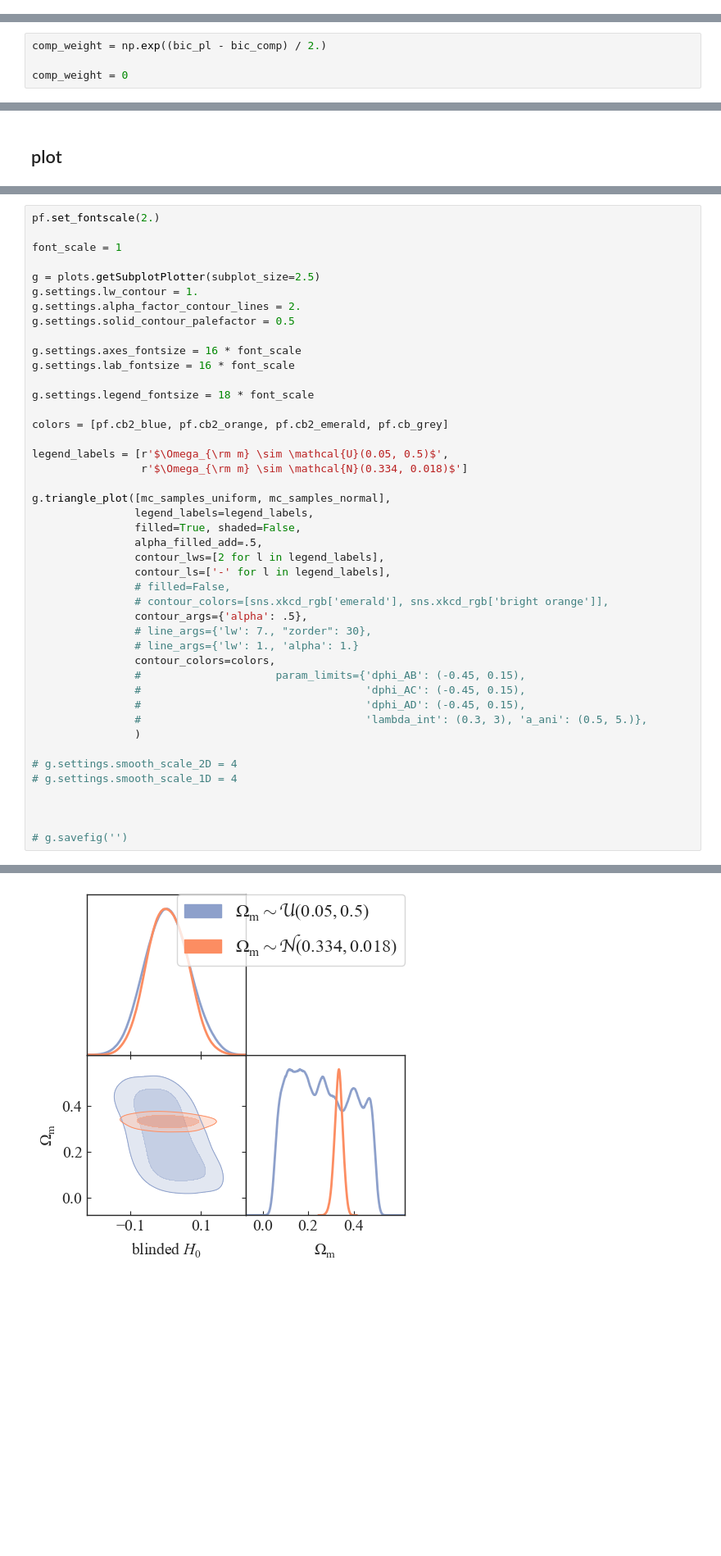
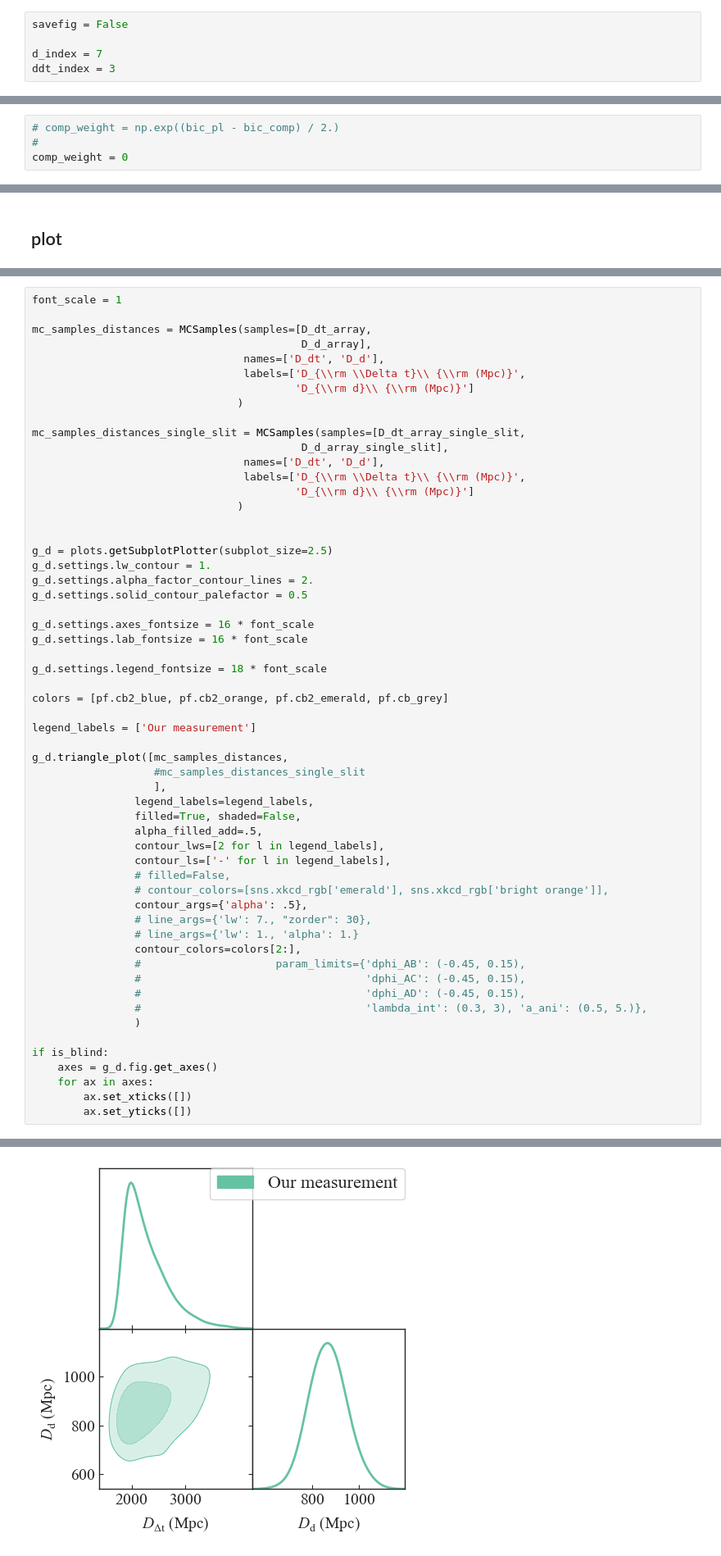
Before and after one commit to TDCOSMO/RXJ1131_KCWI, a Jupyter notebook: Fit cosmology.ipynb, the cells around one changed output, grey strips where cells are left out. Shown at 82% size. Drawn from its saved outputs; the diff is of its cells as text; blank space fills up the shorter version.

```diff
--- a/Fit cosmology.ipynb
+++ b/Fit cosmology.ipynb
@@ -30,0 +13,5 @@ Residuals > 10%: Change `inner_slope` or `outer_slope` or increase `ngauss`
+# %%
+savefig = False
+
+d_index = 7
+ddt_index = 3
@@ -31,5 +23,5 @@ Residuals > 10%: Change `inner_slope` or `outer_slope` or increase `ngauss`
 # %%
-comp_weight = np.exp((bic_pl - bic_comp) / 2.)
-
+# comp_weight = np.exp((bic_pl - bic_comp) / 2.)
+#
 comp_weight = 0
 # %%
@@ -205,24 +441,38 @@ np.std(samples_uniform[:, 0]), np.std(samples_normal[:, 0])
 # %%
-pf.set_fontscale(2.)
-
 font_scale = 1
 
-g = plots.getSubplotPlotter(subplot_size=2.5)
-g.settings.lw_contour = 1.
-g.settings.alpha_factor_contour_lines = 2.
-g.settings.solid_contour_palefactor = 0.5
+mc_samples_distances = MCSamples(samples=[D_dt_array,
+                                          D_d_array],
+                                 names=['D_dt', 'D_d'],
+                                 labels=['D_{\\rm \\Delta t}\\ {\\rm (Mpc)}',
+                                         'D_{\\rm d}\\ {\\rm (Mpc)}']
+                                )
 
-g.settings.axes_fontsize = 16 * font_scale
-g.settings.lab_fontsize = 16 * font_scale
+mc_samples_distances_single_slit = MCSamples(samples=[D_dt_array_single_slit,
+                                          D_d_array_single_slit],
+                                 names=['D_dt', 'D_d'],
+                                 labels=['D_{\\rm \\Delta t}\\ {\\rm (Mpc)}',
+                                         'D_{\\rm d}\\ {\\rm (Mpc)}']
+                                )
 
-g.settings.legend_fontsize = 18 * font_scale
+
+g_d = plots.getSubplotPlotter(subplot_size=2.5)
+g_d.settings.lw_contour = 1.
+g_d.settings.alpha_factor_contour_lines = 2.
+g_d.settings.solid_contour_palefactor = 0.5
+
+g_d.settings.axes_fontsize = 16 * font_scale
+g_d.settings.lab_fontsize = 16 * font_scale
+
+g_d.settings.legend_fontsize = 18 * font_scale
 
 colors = [pf.cb2_blue, pf.cb2_orange, pf.cb2_emerald, pf.cb_grey]
 
-legend_labels = [r'$\Omega_{\rm m} \sim \mathcal{U}(0.05, 0.5)$',
-                 r'$\Omega_{\rm m} \sim \mathcal{N}(0.334, 0.018)$']
+legend_labels = ['Our measurement']
 
-g.triangle_plot([mc_samples_uniform, mc_samples_normal],
+g_d.triangle_plot([mc_samples_distances,
+                   #mc_samples_distances_single_slit
+                   ],
                 legend_labels=legend_labels,
                 filled=True, shaded=False,
                 alpha_filled_add=.5,
@@ -233,17 +483,16 @@ g.triangle_plot([mc_samples_uniform, mc_samples_normal],
                 contour_args={'alpha': .5},
                 # line_args={'lw': 7., "zorder": 30},
                 # line_args={'lw': 1., 'alpha': 1.}
-                contour_colors=colors,
+                contour_colors=colors[2:],
                 #                     param_limits={'dphi_AB': (-0.45, 0.15),
                 #                                   'dphi_AC': (-0.45, 0.15),
                 #                                   'dphi_AD': (-0.45, 0.15),
                 #                                   'lambda_int': (0.3, 3), 'a_ani': (0.5, 5.)},
                 )
 
-# g.settings.smooth_scale_2D = 4
-# g.settings.smooth_scale_1D = 4
-
-
-
-# g.savefig('')
+if is_blind:
+    axes = g_d.fig.get_axes()
+    for ax in axes:
+        ax.set_xticks([])
+        ax.set_yticks([])
 # %% [output]
@@ -250 +501 @@ g.triangle_plot([mc_samples_uniform, mc_samples_normal],
-[figure, old version]
+[figure, new version]
```
Also changed, not shown: parts of 52 cells of this notebook, 15 other files.
